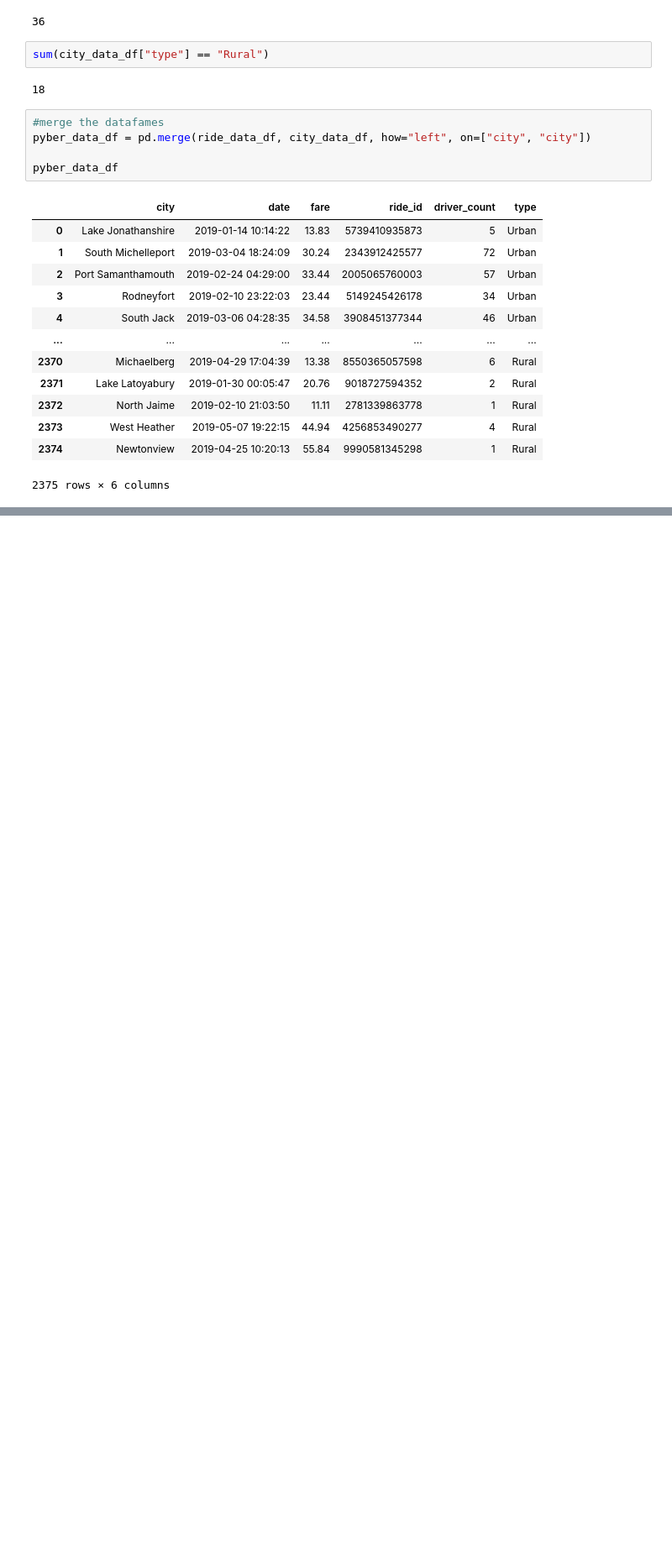
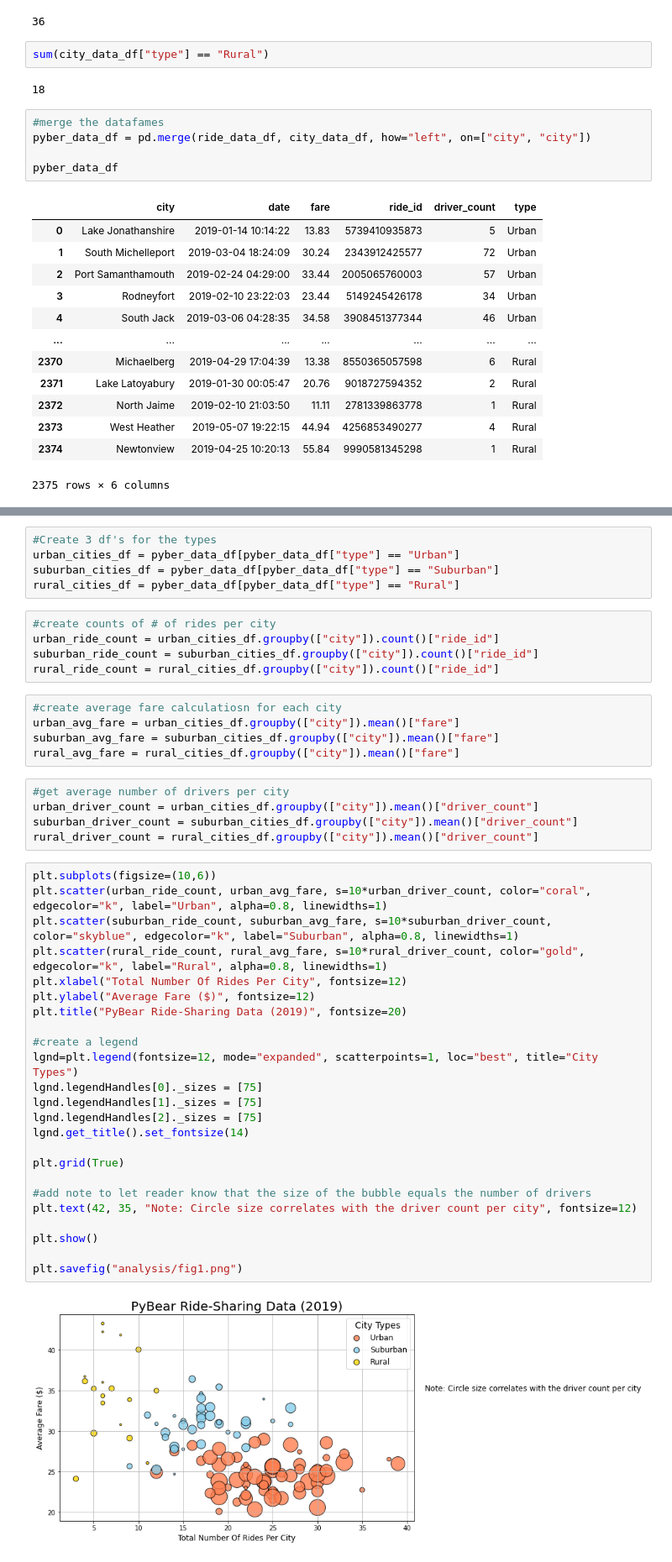
Before and after one commit to cbartoe/PyBer_Analysis, a Jupyter notebook: PyBer.ipynb, the cells around one changed output, grey strips where cells are left out. Shown at 84% size. Saved outputs shown, nothing was run; the diff lists cells and outputs as text; blank space fills up the shorter version.

Commit message:
updating PyBer.ipynb and adding analysis folder with first image

```diff
--- a/PyBer.ipynb
+++ b/PyBer.ipynb
@@ -115,0 +127,46 @@ pyber_data_df
+# %%
+#Create 3 df's for the types
+urban_cities_df = pyber_data_df[pyber_data_df["type"] == "Urban"]
+suburban_cities_df = pyber_data_df[pyber_data_df["type"] == "Suburban"]
+rural_cities_df = pyber_data_df[pyber_data_df["type"] == "Rural"]
+# %%
+#create counts of # of rides per city
+urban_ride_count = urban_cities_df.groupby(["city"]).count()["ride_id"]
+suburban_ride_count = suburban_cities_df.groupby(["city"]).count()["ride_id"]
+rural_ride_count = rural_cities_df.groupby(["city"]).count()["ride_id"]
+# %%
+#create average fare calculatiosn for each city
+urban_avg_fare = urban_cities_df.groupby(["city"]).mean()["fare"]
+suburban_avg_fare = suburban_cities_df.groupby(["city"]).mean()["fare"]
+rural_avg_fare = rural_cities_df.groupby(["city"]).mean()["fare"]
+# %%
+#get average number of drivers per city
+urban_driver_count = urban_cities_df.groupby(["city"]).mean()["driver_count"]
+suburban_driver_count = suburban_cities_df.groupby(["city"]).mean()["driver_count"]
+rural_driver_count = rural_cities_df.groupby(["city"]).mean()["driver_count"]
+# %%
+plt.subplots(figsize=(10,6))
+plt.scatter(urban_ride_count, urban_avg_fare, s=10*urban_driver_count, color="coral", edgecolor="k", label="Urban", alpha=0.8, linewidths=1)
+plt.scatter(suburban_ride_count, suburban_avg_fare, s=10*suburban_driver_count, color="skyblue", edgecolor="k", label="Suburban", alpha=0.8, linewidths=1)
+plt.scatter(rural_ride_count, rural_avg_fare, s=10*rural_driver_count, color="gold", edgecolor="k", label="Rural", alpha=0.8, linewidths=1)
+plt.xlabel("Total Number Of Rides Per City", fontsize=12)
+plt.ylabel("Average Fare ($)", fontsize=12)
+plt.title("PyBear Ride-Sharing Data (2019)", fontsize=20)
+
+#create a legend
+lgnd=plt.legend(fontsize=12, mode="expanded", scatterpoints=1, loc="best", title="City Types")
+lgnd.legendHandles[0]._sizes = [75]
+lgnd.legendHandles[1]._sizes = [75]
+lgnd.legendHandles[2]._sizes = [75]
+lgnd.get_title().set_fontsize(14)
+
+plt.grid(True)
+
+#add note to let reader know that the size of the bubble equals the number of drivers
+plt.text(42, 35, "Note: Circle size correlates with the driver count per city", fontsize=12)
+
+plt.show()
+
+plt.savefig("analysis/fig1.png")
+# %% [output]
+[figure, added]
```
Also changed, not shown: parts of 2 cells of this notebook, 1 other file.
